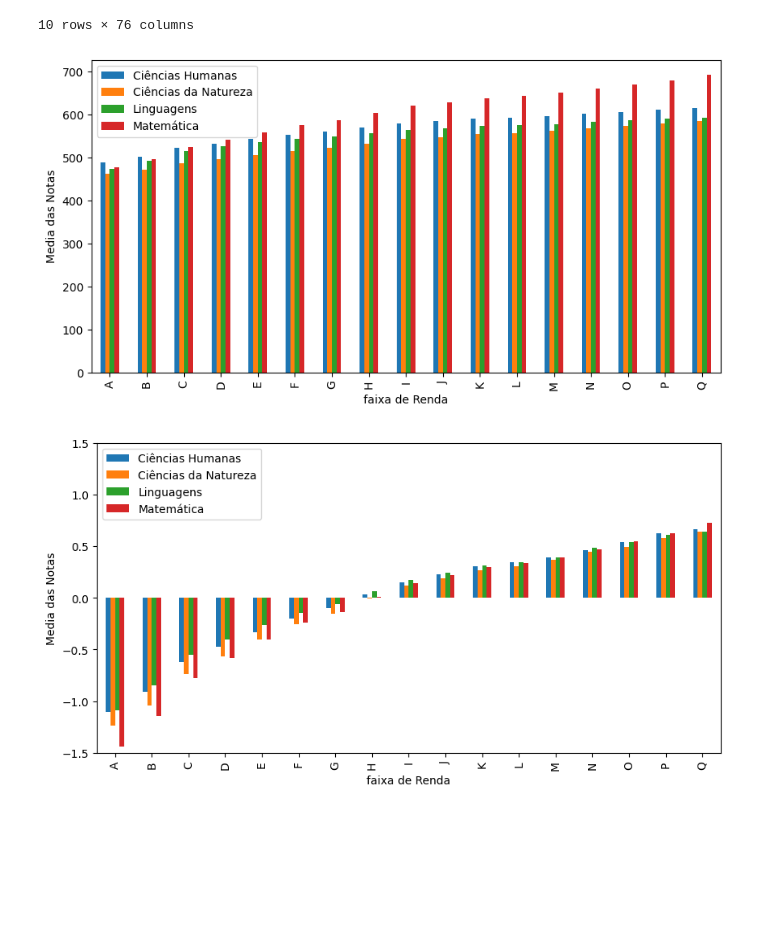
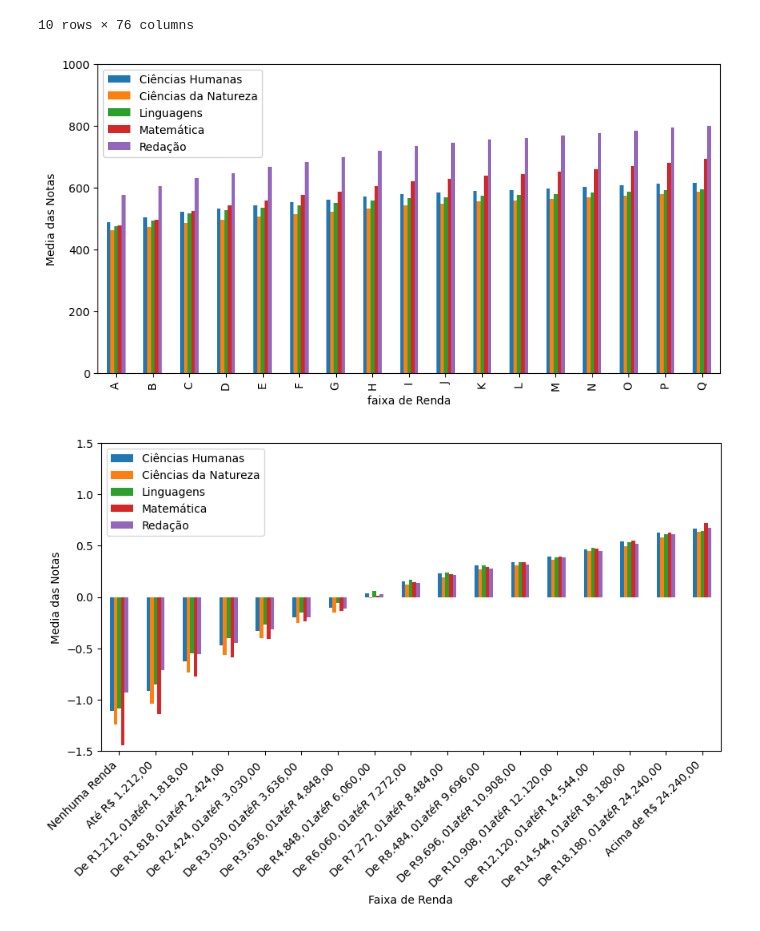
Before and after one commit to laupontiroli/APS_1_cdados, a Jupyter notebook: analise_dados.ipynb, the cells around one changed output. Cells and saved outputs as stored; diff of their text form; code cells hidden in the pictures; blank space fills up the shorter version.

Commit message:
adicionei redação e ajeitei o grafico

```diff
--- a/analise_dados.ipynb
+++ b/analise_dados.ipynb
@@ -33,7 +33,7 @@ import matplotlib.pyplot as plt
 plt.style.use('default')
 import seaborn as sns
 #pegando as notas e a renda
-df_renda=mcdados_filtrado[["NU_NOTA_CH","NU_NOTA_CN","NU_NOTA_LC","NU_NOTA_MT","Q006"]]
+df_renda=mcdados_filtrado[["NU_NOTA_CH","NU_NOTA_CN","NU_NOTA_LC","NU_NOTA_MT", "NU_NOTA_REDACAO","Q006"]]
 
 
 medias_por_renda = df_renda.groupby("Q006").mean()
@@ -56,13 +56,13 @@ faixas_de_renda = [
     "De R$ 18.180,01 até R$ 24.240,00"
 ]
 
-medias_por_renda.plot.bar(stacked=False, figsize=(10,5),xlabel=faixas_de_renda)
+medias_por_renda.plot.bar(stacked=False, figsize=(10,5),xlabel=faixas_de_renda, ylim=(0,1000))
 plt.ylabel("Media das Notas")
 plt.xlabel('faixa de Renda')
-plt.legend(['Ciências Humanas','Ciências da Natureza','Linguagens','Matemática'])
+plt.legend(['Ciências Humanas','Ciências da Natureza','Linguagens','Matemática', "Redação"])
 plt.show()
 # %% [output]
-[figure, old version]
+[figure, new version]
 # %%
 #fazendo o de cohen por renda
 import matplotlib.pyplot as plt
@@ -70,42 +70,45 @@ plt.style.use('default')
 import seaborn as sns
 
 #pegando as notas e a renda
-df_renda=mcdados_filtrado[["NU_NOTA_CH","NU_NOTA_CN","NU_NOTA_LC","NU_NOTA_MT","Q006"]]
+df_renda=mcdados_filtrado[["NU_NOTA_CH","NU_NOTA_CN","NU_NOTA_LC","NU_NOTA_MT", "NU_NOTA_REDACAO","Q006"]]
 
 
 #calculando d de cohen
 medias_por_renda = df_renda.groupby("Q006").mean()
 
 std_por_renda = df_renda.groupby("Q006").std()
 
 media_total = medias_por_renda.mean()
 
 dcohen = (medias_por_renda - media_total) / std_por_renda
 
 
 
 faixas_de_renda = [
+    "Nenhuma Renda",
     "Até R$ 1.212,00",
     "De R$ 1.212,01 até R$ 1.818,00",
     "De R$ 1.818,01 até R$ 2.424,00",
     "De R$ 2.424,01 até R$ 3.030,00",
     "De R$ 3.030,01 até R$ 3.636,00",
     "De R$ 3.636,01 até R$ 4.848,00",
     "De R$ 4.848,01 até R$ 6.060,00",
     "De R$ 6.060,01 até R$ 7.272,00",
     "De R$ 7.272,01 até R$ 8.484,00",
     "De R$ 8.484,01 até R$ 9.696,00",
     "De R$ 9.696,01 até R$ 10.908,00",
     "De R$ 10.908,01 até R$ 12.120,00",
     "De R$ 12.120,01 até R$ 14.544,00",
     "De R$ 14.544,01 até R$ 18.180,00",
-    "De R$ 18.180,01 até R$ 24.240,00"
+    "De R$ 18.180,01 até R$ 24.240,00",
+    "Acima de R$ 24.240,00"
 ]
 
-dcohen.plot.bar(stacked=False, figsize=(10,5),xlabel=faixas_de_renda, ylim = (-1.5, 1.5))
+dcohen.plot.bar(stacked=False, figsize=(10,5), ylim = (-1.5, 1.5))
 plt.ylabel("Media das Notas")
-plt.xlabel('faixa de Renda')
-plt.legend(['Ciências Humanas','Ciências da Natureza','Linguagens','Matemática'], loc="upper left")
+plt.xlabel('Faixa de Renda')
+plt.xticks(range(len(faixas_de_renda)),faixas_de_renda, rotation=45, ha="right")
+plt.legend(['Ciências Humanas','Ciências da Natureza','Linguagens','Matemática', 'Redação'], loc="upper left")
 plt.show()
 # %% [output]
-[figure, old version]
+[figure, new version]
```
